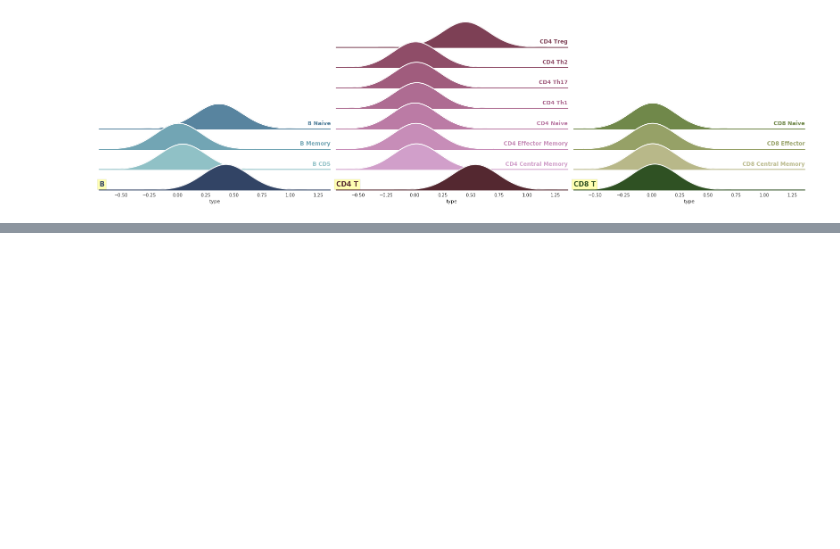
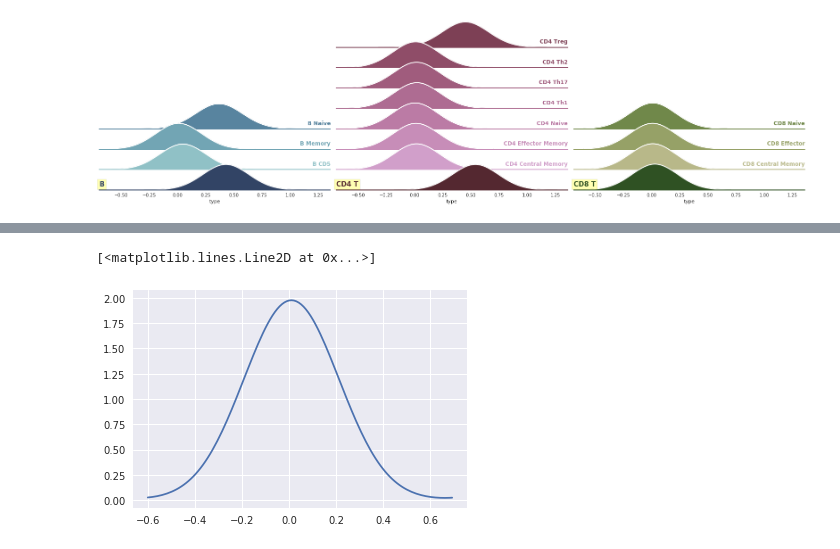
Before and after one commit to hammerlab/immune-infiltrate-explorations, a Jupyter notebook: model-single-origin-samples/2.1.2 Standard result processing.ipynb, the cells around one changed output, grey strips where cells are left out. Cells and saved outputs as stored; diff of their text form; code cells hidden in the pictures; blank space fills up the shorter version.

```diff
--- a/model-single-origin-samples/2.1.2 Standard result processing.ipynb
+++ b/model-single-origin-samples/2.1.2 Standard result processing.ipynb
@@ -900,0 +1076,6 @@ original size: [ 22.5   4. ]
+# %%
+newf,newax = plt.subplots()
+newax.plot(linedata[0], linedata[1])
+# %% [output]
+[<matplotlib.lines.Line2D at 0x...>]
+[figure, added]
```
Also changed, not shown: parts of 18 cells of this notebook.
